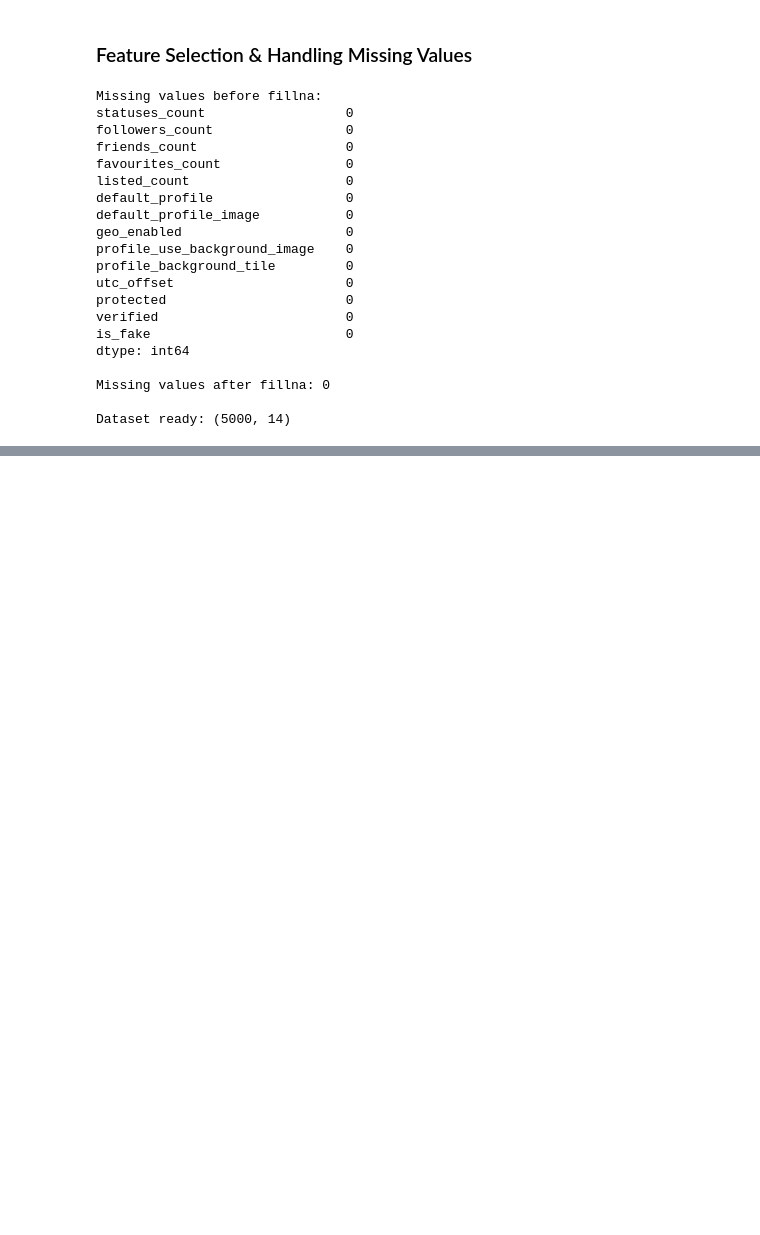
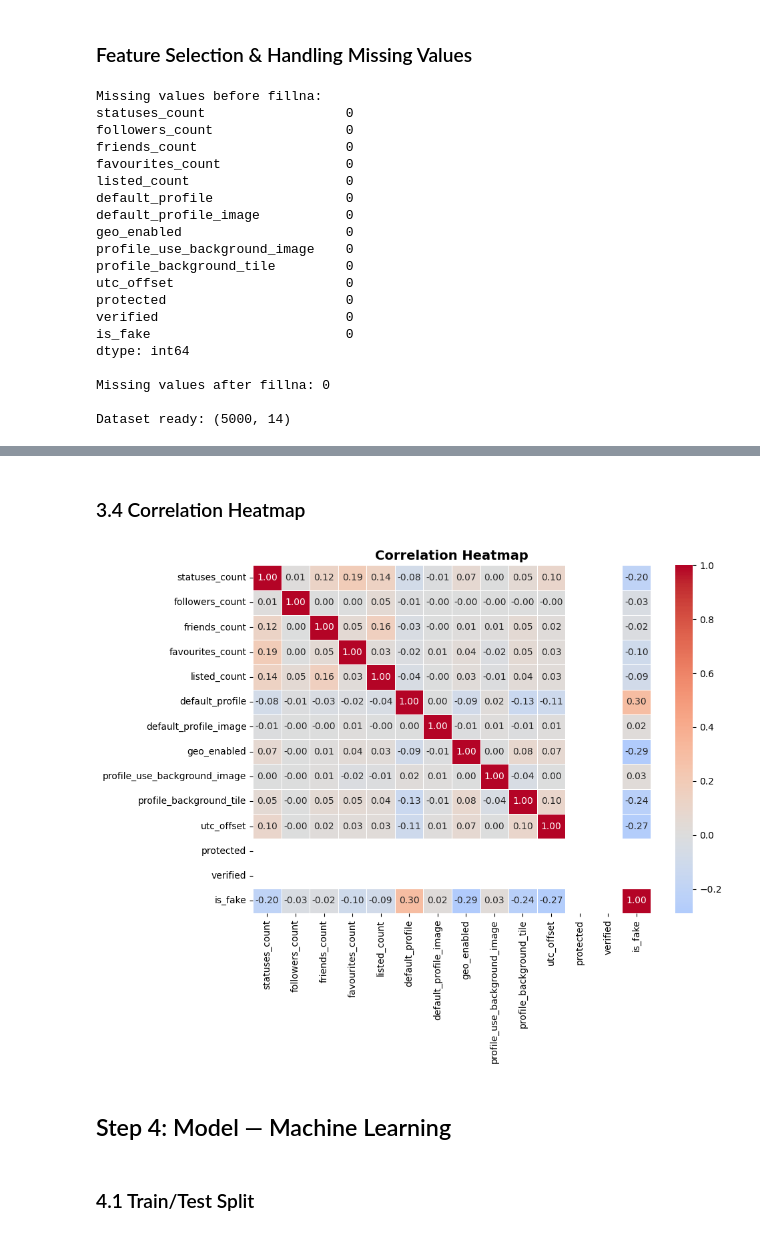
Before and after one commit to mannk013/FakeAccountDetector, a Jupyter notebook: FakeAccountDetector.ipynb, the cells around one changed output, grey strips where cells are left out. Cells and saved outputs as stored; diff of their text form; code cells hidden in the pictures; blank space fills up the shorter version.

```diff
--- a/FakeAccountDetector.ipynb
+++ b/FakeAccountDetector.ipynb
@@ -118,0 +190,25 @@ Dataset ready: (5000, 14)
+# %% [markdown]
+### 3.4 Correlation Heatmap
+# %%
+# Correlation heatmap
+fig, ax = plt.subplots(figsize=(10, 8))
+
+corr_matrix = df_model.corr().round(2)
+
+sns.heatmap(corr_matrix,
+            annot=True,
+            fmt='.2f',
+            cmap='coolwarm',
+            center=0,
+            ax=ax,
+            linewidths=0.5)
+
+ax.set_title('Correlation Heatmap', fontsize=14, fontweight='bold')
+plt.tight_layout()
+plt.show()
+# %% [output]
+[figure, added]
+# %% [markdown]
+## Step 4: Model — Machine Learning
+# %% [markdown]
+### 4.1 Train/Test Split
```
Also changed, not shown: parts of 8 cells of this notebook.
